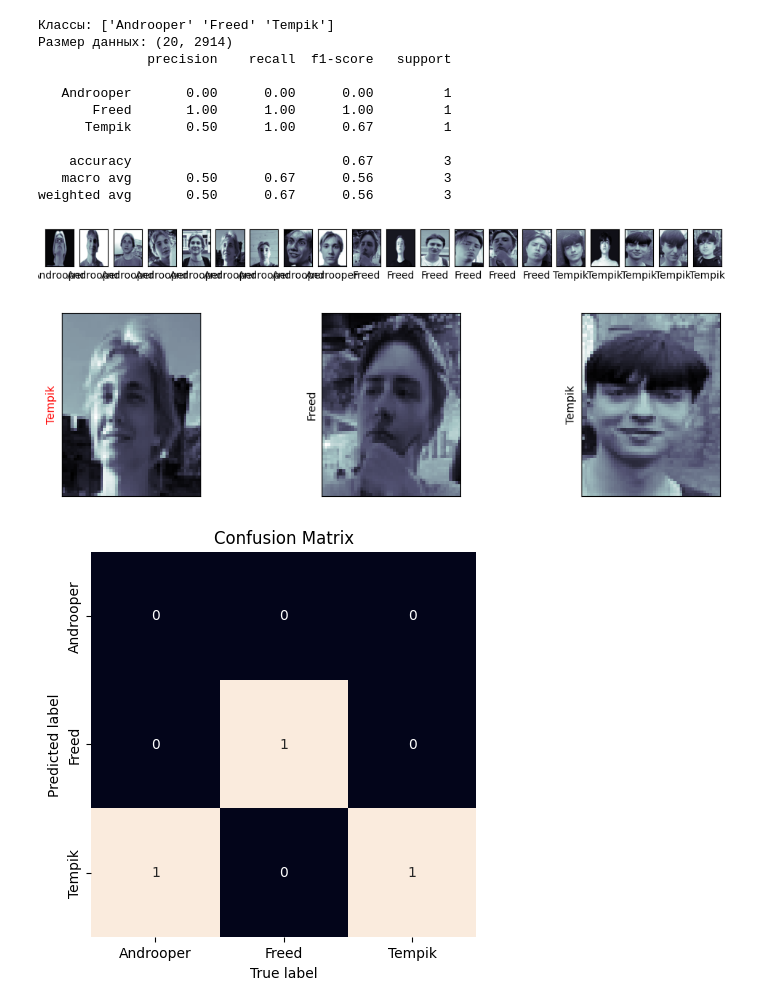
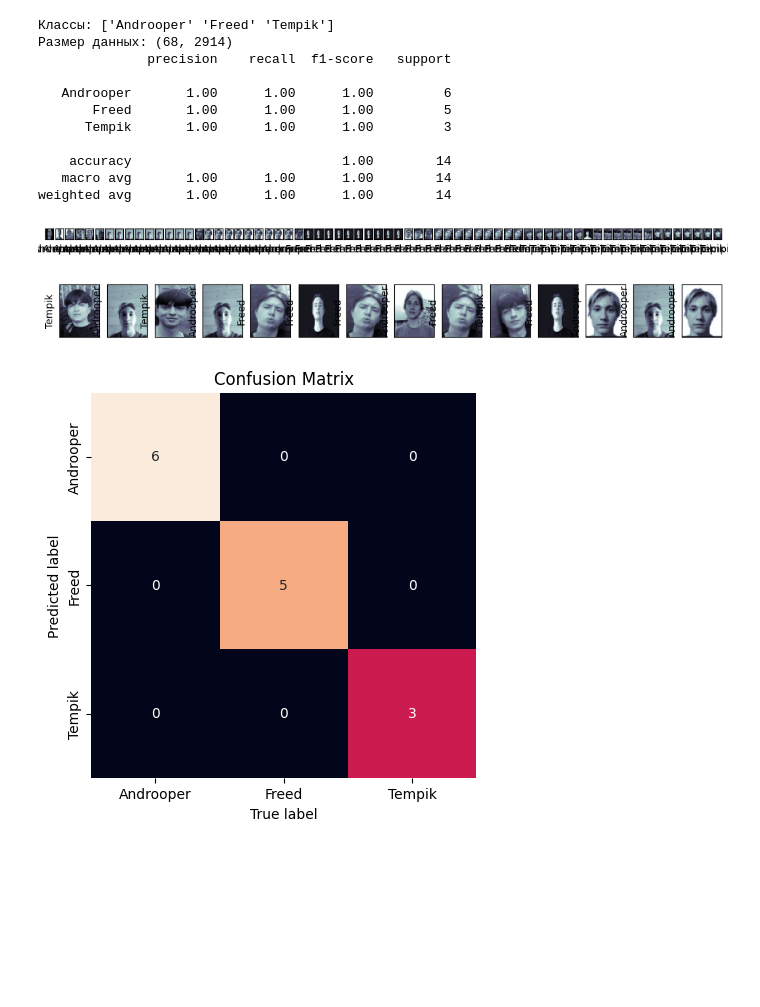
Before and after one commit to Tempik22/proba, a Jupyter notebook: first_face.ipynb, the cells around one changed output. Drawn from its saved outputs; the diff is of its cells as text; code cells hidden in the pictures; blank space fills up the shorter version.

```diff
--- a/first_face.ipynb
+++ b/first_face.ipynb
@@ -10,6 +10,8 @@ from sklearn.metrics import classification_report, confusion_matrix
 from sklearn.preprocessing import LabelEncoder
 from sklearn.utils import Bunch
 import seaborn as sns
+
+from sklearn.ensemble import RandomForestClassifier
 
 def predict_new(image_path, model, pca, target_size=(62, 47)):
     image = Image.open(image_path).convert('L')
@@ -60,51 +62,51 @@ for i, axi in enumerate(ax.flat):
     axi.set(xticks=[], yticks=[], xlabel=faces.target_names[faces.target[i]])
 
 
-pca = PCA(n_components=2, whiten=True, random_state=42)
+pca = PCA(n_components=50, whiten=True, random_state=42)
 
-Xtrain, Xtest, ytrain, ytest = train_test_split(faces.data, faces.target,test_size=  3/ len(faces.data))
+Xtrain, Xtest, ytrain, ytest = train_test_split(faces.data, faces.target,test_size=  0.2, random_state=9)
 
 pca.fit(Xtrain)
 Xtrain_pca = pca.transform(Xtrain)
 Xtest_pca = pca.transform(Xtest)
 
-clf = DecisionTreeClassifier(max_depth=5, max_features=0.7, class_weight='balanced')
+clf = RandomForestClassifier(n_estimators=100, max_depth=5, class_weight='balanced', random_state=2)
 clf.fit(Xtrain_pca, ytrain)
 yfit = clf.predict(Xtest_pca)
 
 fig, ax = plt.subplots(1, len(Xtest), figsize=(12, 3))
 for i, axi in enumerate(ax.flat):
     axi.imshow(Xtest[i].reshape(62, 47), cmap='bone')
     axi.set(xticks=[], yticks=[])
     axi.set_ylabel(faces.target_names[yfit[i]].split()[-1],color='black' if yfit[i] == ytest[i] else 'red')
 
 
 print(classification_report(ytest, yfit, target_names=faces.target_names))
 
 mat = confusion_matrix(ytest, yfit)
 plt.figure(figsize=(5, 5))
 sns.heatmap(mat.T, square=True, annot=True, fmt='d', cbar=False,
             xticklabels=faces.target_names,
             yticklabels=faces.target_names)
 plt.xlabel('True label')
 plt.ylabel('Predicted label')
 plt.title("Confusion Matrix")
 plt.show()
 # %% [output]
 Классы: ['Androoper' 'Freed' 'Tempik']
-Размер данных: (20, 2914)
+Размер данных: (68, 2914)
               precision    recall  f1-score   support
 
-   Androoper       0.00      0.00      0.00         1
-       Freed       1.00      1.00      1.00         1
-      Tempik       0.50      1.00      0.67         1
+   Androoper       1.00      1.00      1.00         6
+       Freed       1.00      1.00      1.00         5
+      Tempik       1.00      1.00      1.00         3
 
-    accuracy                           0.67         3
-   macro avg       0.50      0.67      0.56         3
-weighted avg       0.50      0.67      0.56         3
+    accuracy                           1.00        14
+   macro avg       1.00      1.00      1.00        14
+weighted avg       1.00      1.00      1.00        14
-[figure, old version]
+[figure, new version]
-[figure, old version]
+[figure, new version]
-[figure, old version]
+[figure, new version]
 # %%
 
 new = "lega.jpg"
```
Also changed, not shown: parts of 2 cells of this notebook, 48 other files.
